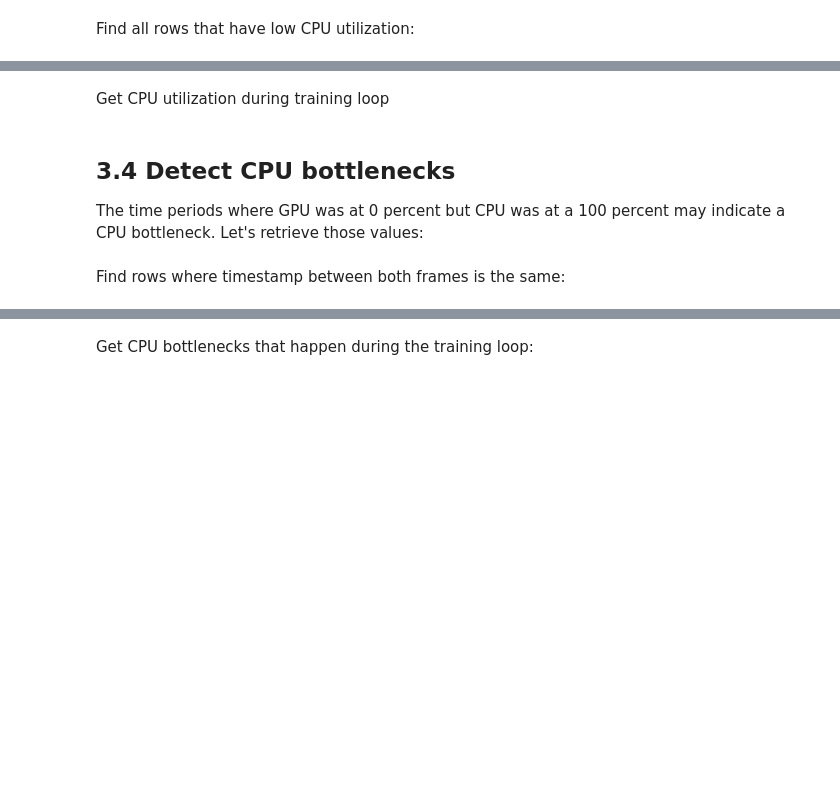
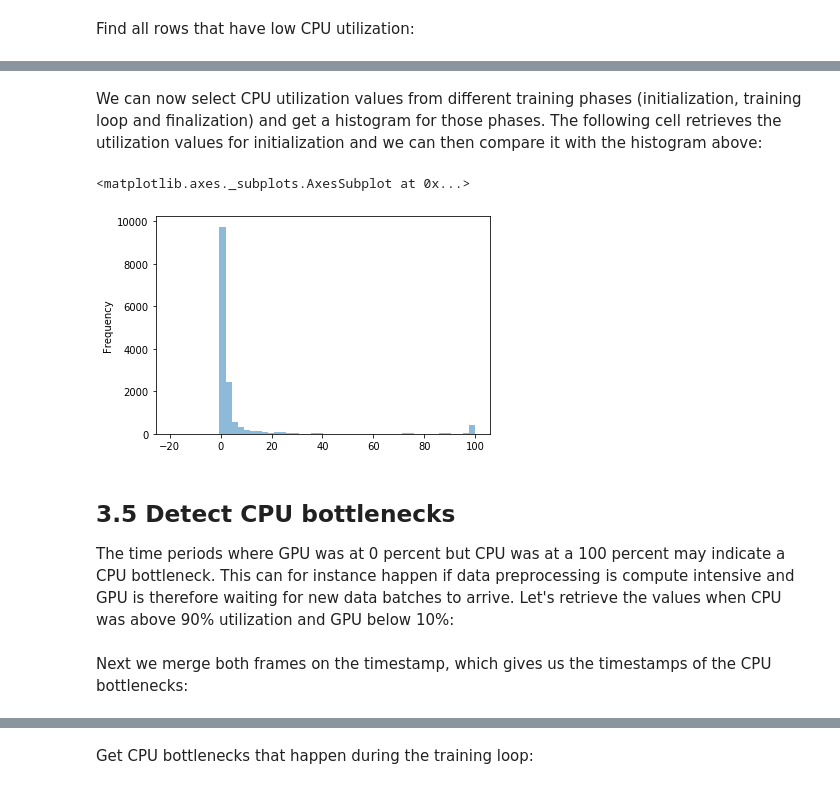
Before and after one commit to awslabs/sagemaker-debugger, a Jupyter notebook: examples/profiler/analyze_performance_bottlenecks.ipynb, the cells around one changed output, grey strips where cells are left out. Cells and saved outputs as stored; diff of their text form; code cells hidden in the pictures; blank space fills up the shorter version.

```diff
--- a/examples/profiler/analyze_performance_bottlenecks.ipynb
+++ b/examples/profiler/analyze_performance_bottlenecks.ipynb
@@ -47,0 +62,2 @@ Pandas frame for framework metrics:
+# %%
+framework_metrics_df = pf.get_all_framework_metrics(selected_framework_metrics=['Step:ModeKeys.TRAIN', 'Step:ModeKeys.GLOBAL'])
@@ -83,0 +98,7 @@ pd.Series(training_job_phases).plot.pie(figsize=(10, 10),
+# %%
+from smdebug.profiler.analysis.utils.pandas_data_analysis import PandasFrameAnalysis
+
+pf_analysis = PandasFrameAnalysis(system_metrics_df, framework_metrics_df)
+# %%
+job_statistics = pf_analysis.get_job_statistics()
+job_statistics
@@ -126,2 +208,0 @@ cpus['value'].plot.hist(bins=50, alpha=0.5)
-# %% [markdown]
-Get CPU utilization during training loop
@@ -131,13 +209,20 @@ cpus_training_loop = cpus[(cpus['timestamp_us'] > training_loop_start)
+# %% [markdown]
+We can now select CPU utilization values from different training phases (initialization, training loop and finalization) and get a histogram for those phases. The following cell retrieves the utilization values for initialization and we can then compare it with the histogram above:
+# %%
+cpus_initialization = cpus[cpus['timestamp'] < job_statistics['training_loop_start']]
 # %%
-cpus_training_loop['value'].plot.hist(bins=50, alpha=0.5)
+cpus_initialization['value'].plot.hist(bins=50, alpha=0.5)
+# %% [output]
+<matplotlib.axes._subplots.AxesSubplot at 0x...>
+[figure, added]
 # %% [markdown]
-## 3.4 Detect CPU bottlenecks
-The time periods where GPU was at 0 percent but CPU was at a 100 percent may indicate a CPU bottleneck. Let's retrieve those values:
+## 3.5 Detect CPU bottlenecks
+The time periods where GPU was at 0 percent but CPU was at a 100 percent may indicate a CPU bottleneck. This can for instance happen if data preprocessing is compute intensive and GPU is therefore waiting for new data batches to arrive. Let's retrieve the values when CPU was above 90% utilization and GPU below 10%:
 # %%
 high_cpu = cpus[cpus['value'] > 90.0]
 low_gpu = gpus[gpus['value'] <= 10.0]
-# %% [markdown]
-Find rows where timestamp between both frames is the same:
+# %% [markdown]
+Next we merge both frames on the timestamp, which gives us the timestamps of the CPU bottlenecks:
 # %%
 cpu_bottleneck = low_gpu.merge(high_cpu, on='timestamp', how='inner')
 cpu_bottleneck = cpu_bottleneck.drop_duplicates(subset=['system_metric_x','timestamp'], keep='first')
```
Also changed, not shown: parts of 136 cells of this notebook, 13 other files.
